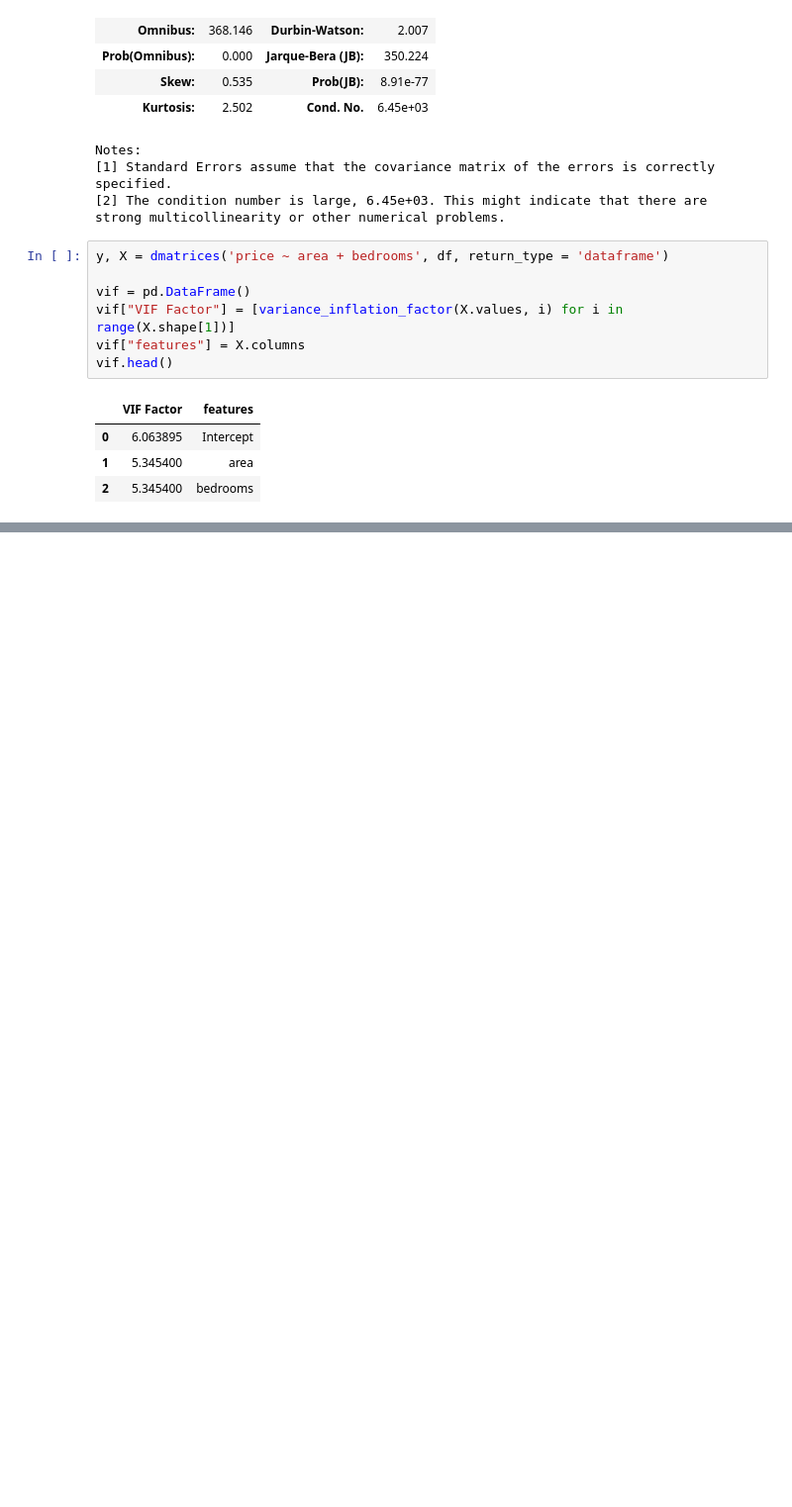
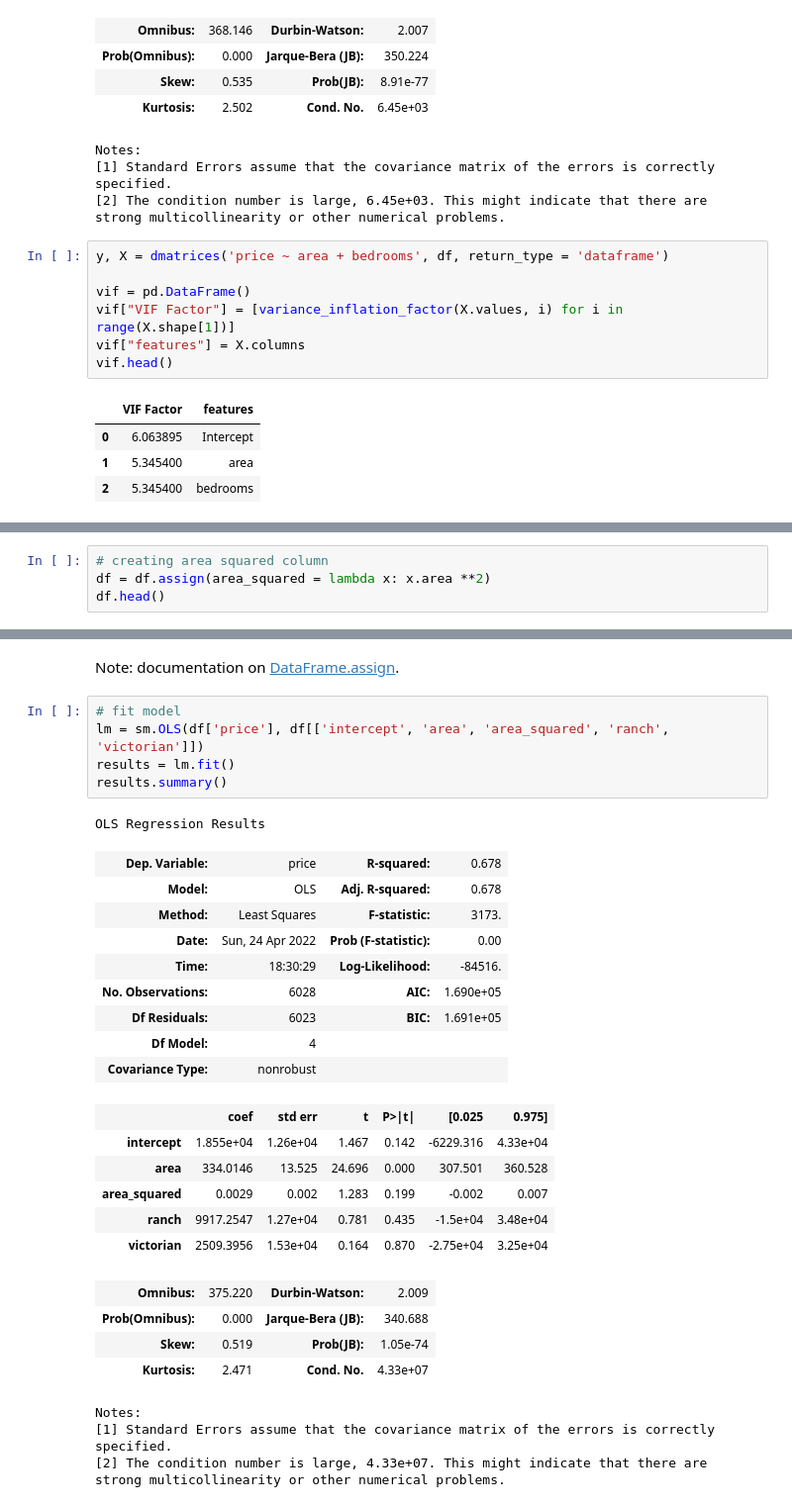
Before and after one commit to tharcyla/practical-statistics, a Jupyter notebook: 15_Multiple-Linear-Regression.ipynb, the cells around one changed output, grey strips where cells are left out. Shown at 99% size. Drawn from its saved outputs; the diff is of its cells as text; blank space fills up the shorter version.

```diff
--- a/15_Multiple-Linear-Regression.ipynb
+++ b/15_Multiple-Linear-Regression.ipynb
@@ -611,0 +704,4 @@ After removing bathrooms, we can see that:
+# %%
+# creating area squared column
+df = df.assign(area_squared = lambda x: x.area **2)
+df.head()
@@ -611,0 +715,32 @@ After removing bathrooms, we can see that:
+# %% [markdown]
+Note: documentation on [DataFrame.assign](https://pandas.pydata.org/docs/reference/api/pandas.DataFrame.assign.html).
+# %%
+# fit model
+lm = sm.OLS(df['price'], df[['intercept', 'area', 'area_squared', 'ranch', 'victorian']])
+results = lm.fit()
+results.summary()
+# %% [output]
+OLS Regression Results
+| Dep. Variable: | price | R-squared: | 0.678 |
+| Model: | OLS | Adj. R-squared: | 0.678 |
+| Method: | Least Squares | F-statistic: | 3173. |
+| Date: | Sun, 24 Apr 2022 | Prob (F-statistic): | 0.00 |
+| Time: | 18:30:29 | Log-Likelihood: | -84516. |
+| No. Observations: | 6028 | AIC: | 1.690e+05 |
+| Df Residuals: | 6023 | BIC: | 1.691e+05 |
+| Df Model: | 4 |  |  |
+| Covariance Type: | nonrobust |  |  |
+|  | coef | std err | t | P>|t| | [0.025 | 0.975] |
+| intercept | 1.855e+04 | 1.26e+04 | 1.467 | 0.142 | -6229.316 | 4.33e+04 |
+| area | 334.0146 | 13.525 | 24.696 | 0.000 | 307.501 | 360.528 |
+| area_squared | 0.0029 | 0.002 | 1.283 | 0.199 | -0.002 | 0.007 |
+| ranch | 9917.2547 | 1.27e+04 | 0.781 | 0.435 | -1.5e+04 | 3.48e+04 |
+| victorian | 2509.3956 | 1.53e+04 | 0.164 | 0.870 | -2.75e+04 | 3.25e+04 |
+| Omnibus: | 375.220 | Durbin-Watson: | 2.009 |
+| Prob(Omnibus): | 0.000 | Jarque-Bera (JB): | 340.688 |
+| Skew: | 0.519 | Prob(JB): | 1.05e-74 |
+| Kurtosis: | 2.471 | Cond. No. | 4.33e+07 |
+Notes:
+[1] Standard Errors assume that the covariance matrix of the errors is correctly specified.
+[2] The condition number is large, 4.33e+07. This might indicate that there are
+strong multicollinearity or other numerical problems.
```
Also changed, not shown: parts of 26 cells of this notebook.
